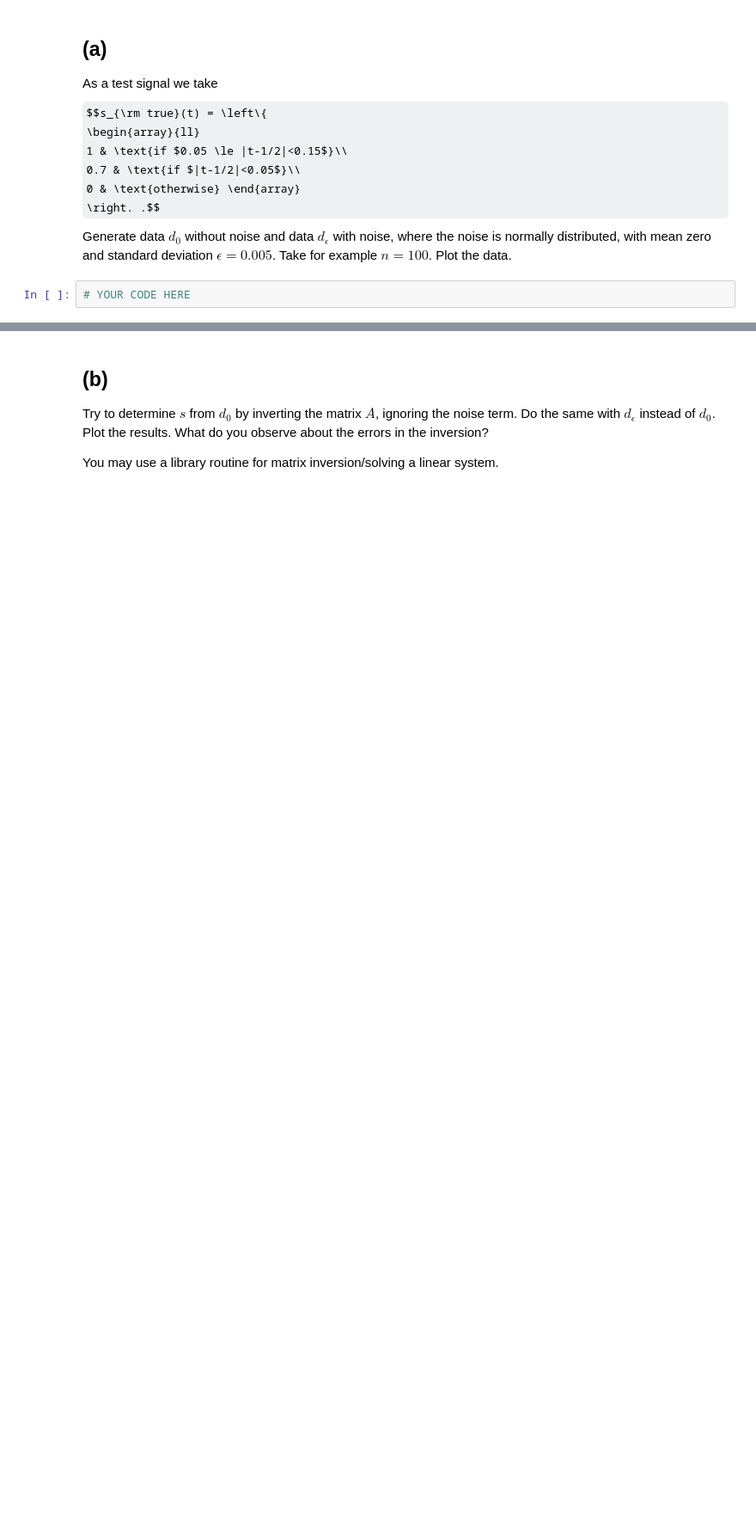
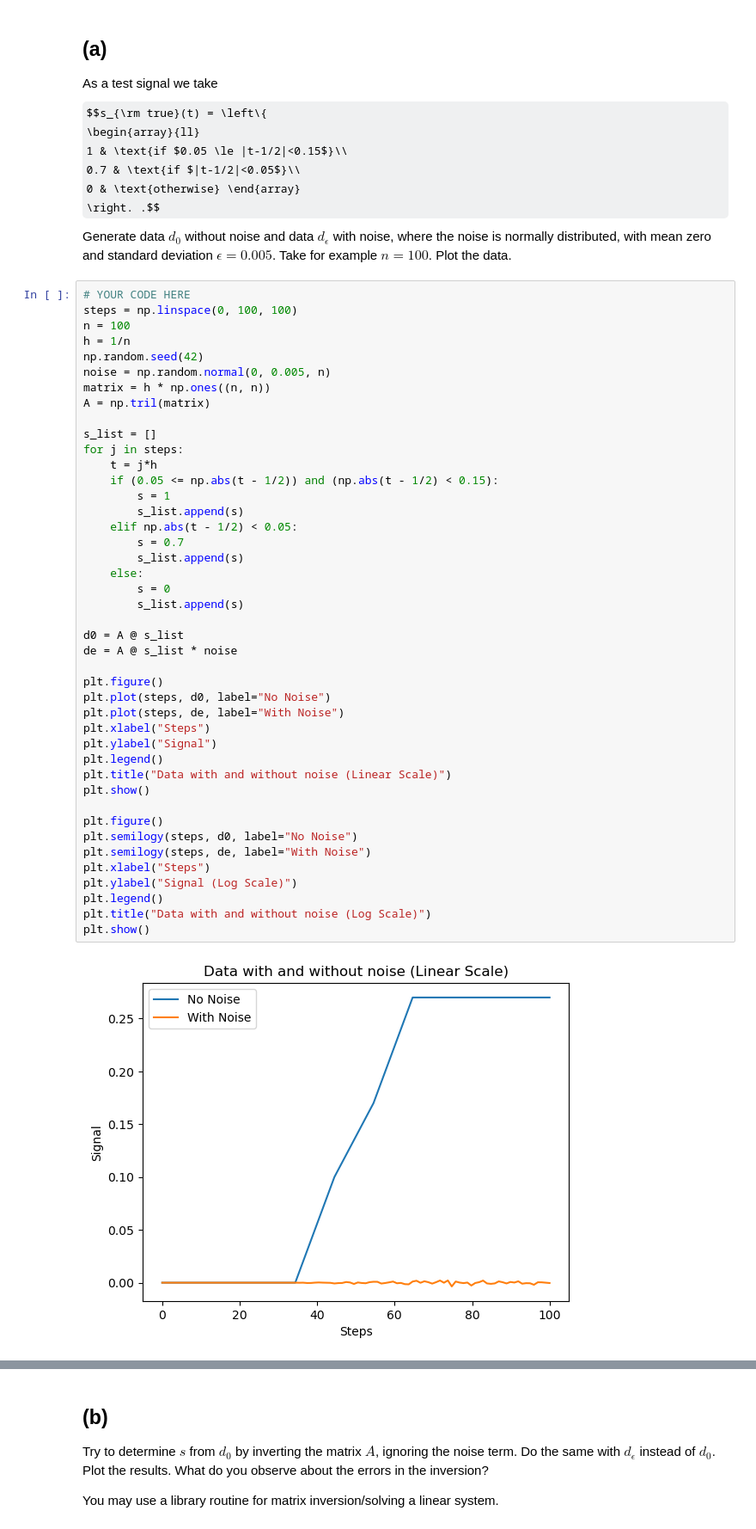
Before and after one commit to zoeazra/NumAlg, a Jupyter notebook: hw2.ipynb, the cells around one changed output, grey strips where cells are left out. Shown at 86% size. Saved outputs shown, nothing was run; the diff lists cells and outputs as text; some formulas as TeX source; blank space fills up the shorter version.

```diff
--- a/hw2.ipynb
+++ b/hw2.ipynb
@@ -131,3 +132,46 @@ Generate data $d_0$ without noise and data $d_\epsilon$ with noise, where the no
 Take for example $n=100$. Plot the data.
 # %%
 # YOUR CODE HERE
+steps = np.linspace(0, 100, 100)
+n = 100
+h = 1/n
+np.random.seed(42)
+noise = np.random.normal(0, 0.005, n)
+matrix = h * np.ones((n, n))
+A = np.tril(matrix)
+
+s_list = []
+for j in steps:
+    t = j*h
+    if (0.05 <= np.abs(t - 1/2)) and (np.abs(t - 1/2) < 0.15):
+        s = 1
+        s_list.append(s)
+    elif np.abs(t - 1/2) < 0.05:
+        s = 0.7
+        s_list.append(s)
+    else:
+        s = 0
+        s_list.append(s)
+
+d0 = A @ s_list
+de = A @ s_list * noise
+
+plt.figure()
+plt.plot(steps, d0, label="No Noise")
+plt.plot(steps, de, label="With Noise")
+plt.xlabel("Steps")
+plt.ylabel("Signal")
+plt.legend()
+plt.title("Data with and without noise (Linear Scale)")
+plt.show()
+
+plt.figure()
+plt.semilogy(steps, d0, label="No Noise")
+plt.semilogy(steps, de, label="With Noise")
+plt.xlabel("Steps")
+plt.ylabel("Signal (Log Scale)")
+plt.legend()
+plt.title("Data with and without noise (Log Scale)")
+plt.show()
+# %% [output]
+[figure, added]
```
Also changed, not shown: parts of 3 cells of this notebook.
